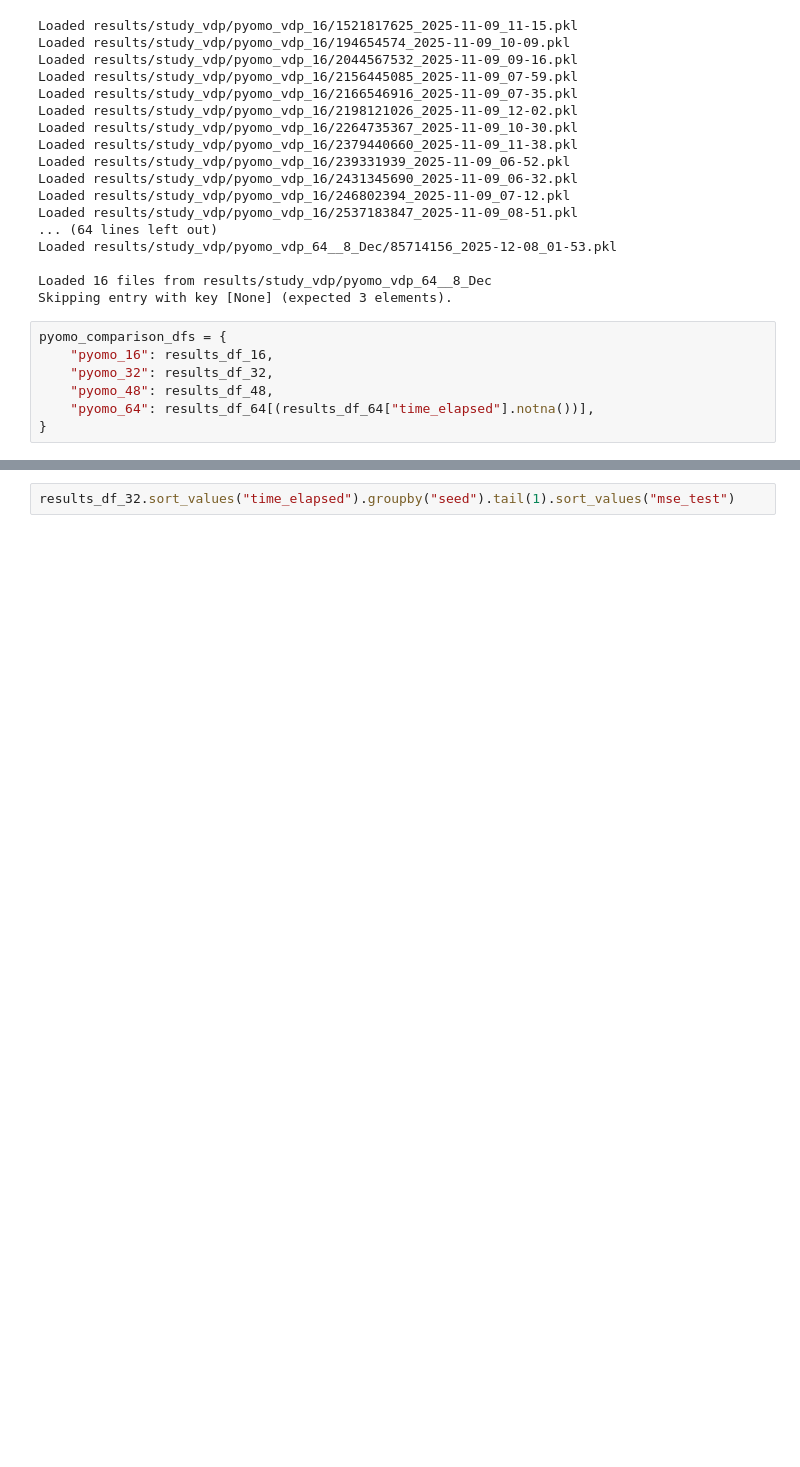
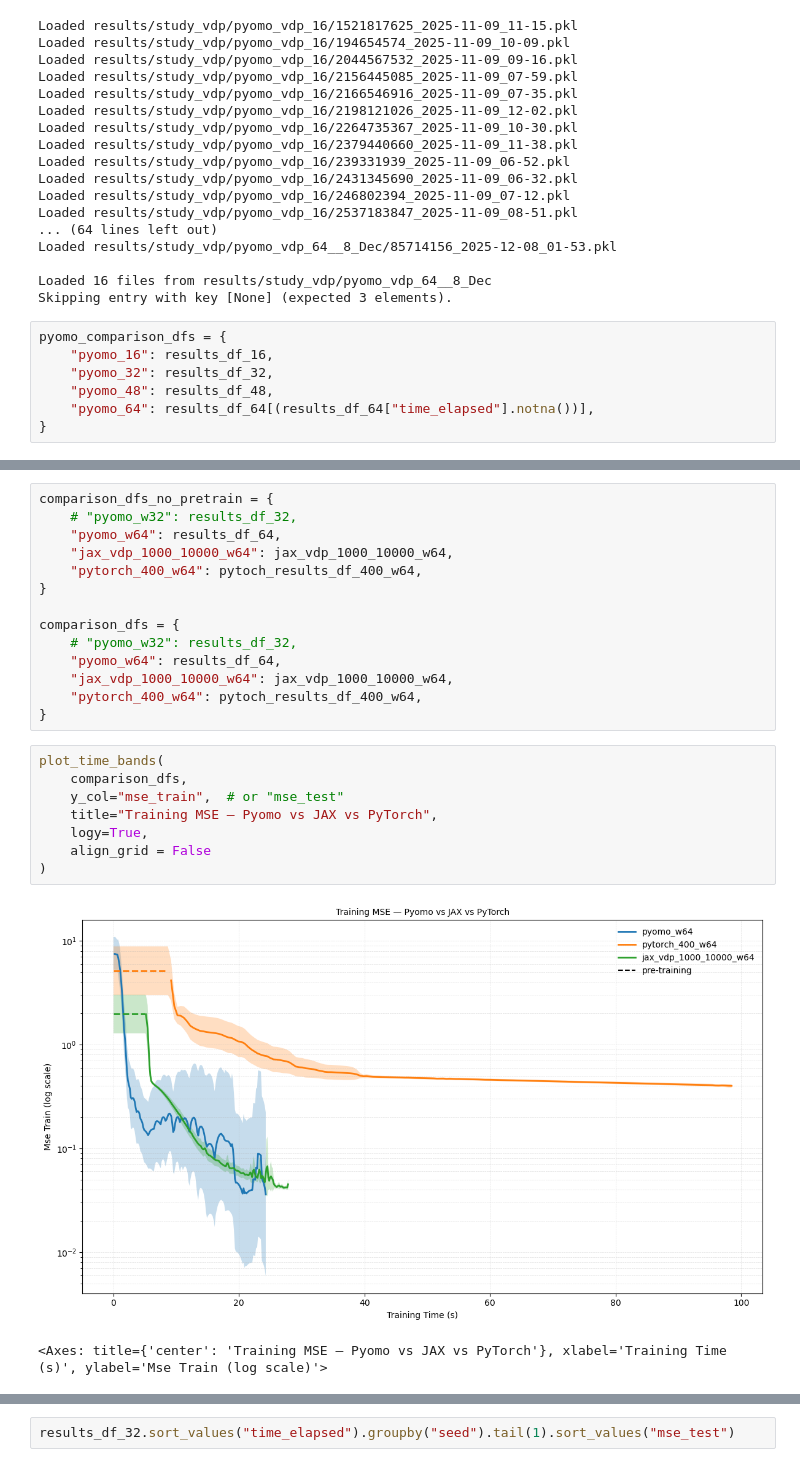
Before and after one commit to mariashapo/NODE, a Jupyter notebook: src/analysis/synthetic/training_conv_vdp.ipynb, the cells around one changed output, grey strips where cells are left out. Saved outputs shown, nothing was run; the diff lists cells and outputs as text; blank space fills up the shorter version.

```diff
--- a/src/analysis/synthetic/training_conv_vdp.ipynb
+++ b/src/analysis/synthetic/training_conv_vdp.ipynb
@@ -132,0 +194,25 @@ comparison_dfs = {
+# %%
+comparison_dfs_no_pretrain = {
+    # "pyomo_w32": results_df_32,
+    "pyomo_w64": results_df_64,
+    "jax_vdp_1000_10000_w64": jax_vdp_1000_10000_w64,
+    "pytorch_400_w64": pytoch_results_df_400_w64,
+}
+
+comparison_dfs = {
+    # "pyomo_w32": results_df_32,
+    "pyomo_w64": results_df_64,
+    "jax_vdp_1000_10000_w64": jax_vdp_1000_10000_w64,
+    "pytorch_400_w64": pytoch_results_df_400_w64,
+}
+# %%
+plot_time_bands(
+    comparison_dfs,
+    y_col="mse_train",  # or "mse_test"
+    title="Training MSE — Pyomo vs JAX vs PyTorch",
+    logy=True,
+    align_grid = False
+)
+# %% [output]
+[figure, added]
+<Axes: title={'center': 'Training MSE — Pyomo vs JAX vs PyTorch'}, xlabel='Training Time (s)', ylabel='Mse Train (log scale)'>
```
Also changed, not shown: parts of 13 cells of this notebook, 6 other files.
